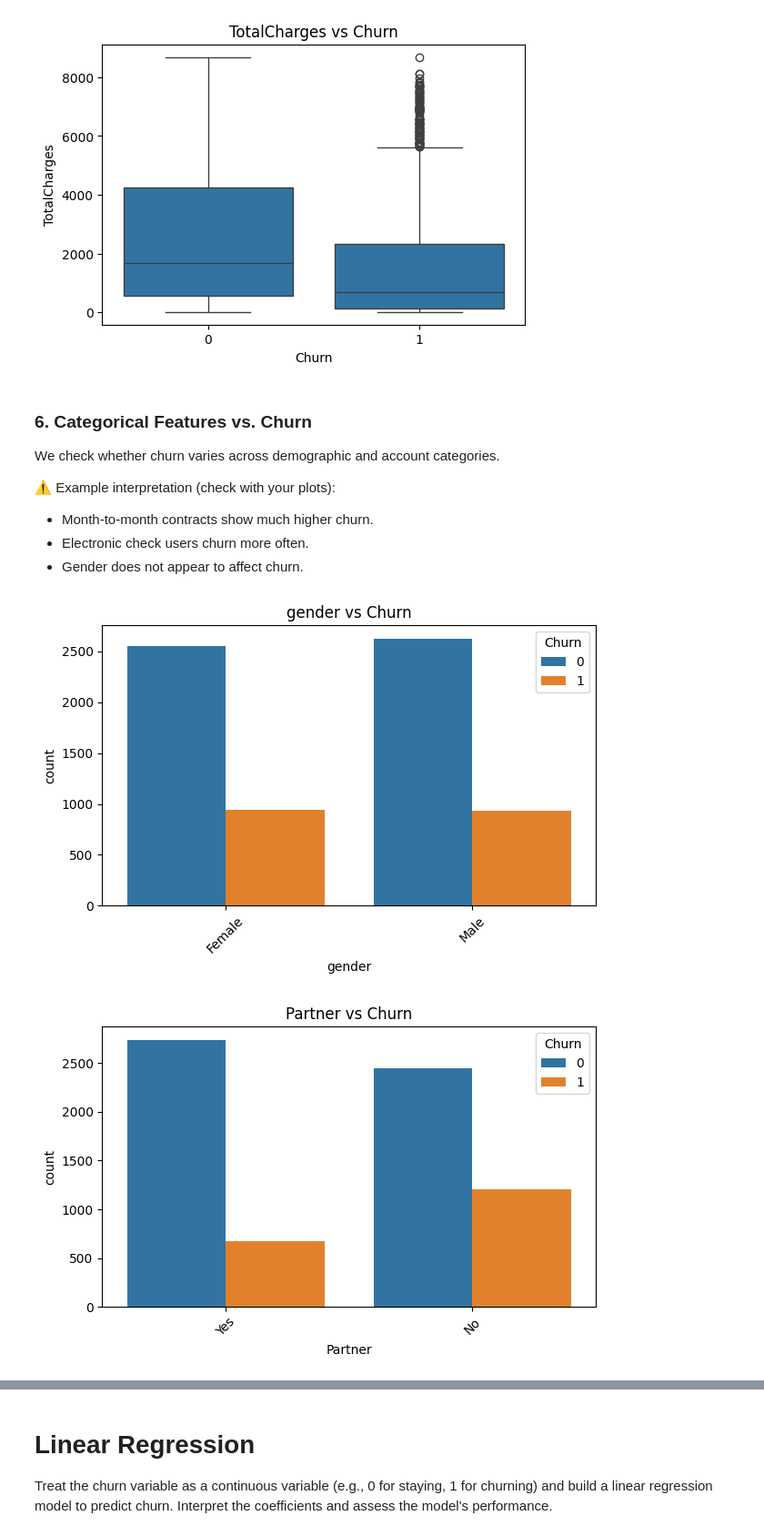
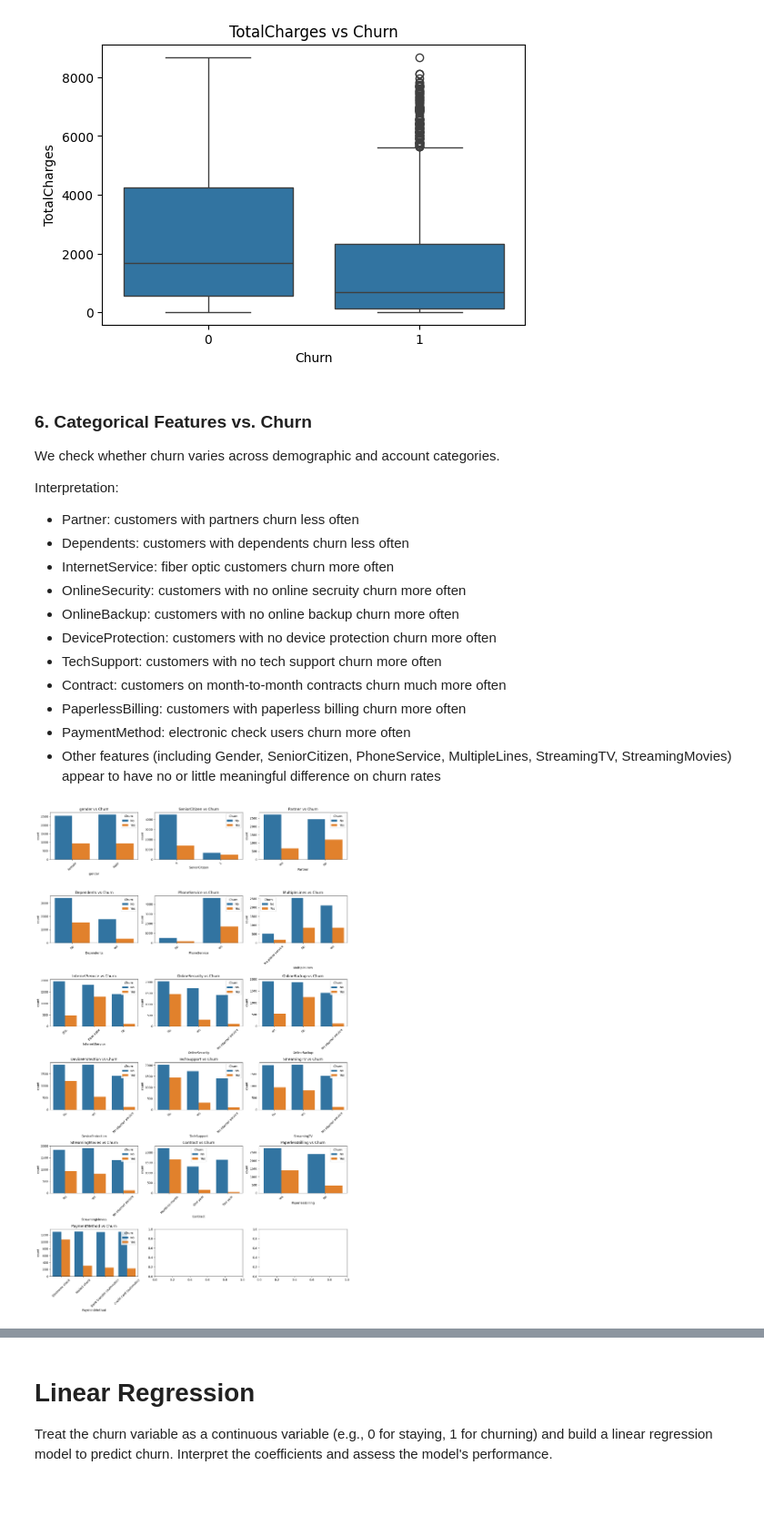
Before and after one commit to catebarry/xai-assignments, a Jupyter notebook: assignments/assignment-1.ipynb, the cells around one changed output, grey strips where cells are left out. Shown at 91% size. Drawn from its saved outputs; the diff is of its cells as text; code cells hidden in the pictures; blank space fills up the shorter version.

```diff
--- a/assignments/assignment-1.ipynb
+++ b/assignments/assignment-1.ipynb
@@ -180,26 +199,41 @@ for col in num_features:
 [figure]
 [figure]
 [figure]
-# %% [markdown]
-### 6. Categorical Features vs. Churn
-
-We check whether churn varies across demographic and account categories.
-
-⚠️ Example interpretation (check with your plots):
-- Month-to-month contracts show much higher churn.
-- Electronic check users churn more often.
-- Gender does not appear to affect churn.
+# %% [markdown]
+### 6. Categorical Features vs. Churn
+
+We check whether churn varies across demographic and account categories.
+
+Interpretation:
+- Partner: customers with partners churn less often
+- Dependents: customers with dependents churn less often
+- InternetService: fiber optic customers churn more often
+- OnlineSecurity: customers with no online secruity churn more often
+- OnlineBackup: customers with no online backup churn more often
+- DeviceProtection: customers with no device protection churn more often
+- TechSupport: customers with no tech support churn more often
+- Contract: customers on month-to-month contracts churn much more often
+- PaperlessBilling: customers with paperless billing churn more often
+- PaymentMethod: electronic check users churn more often
+- Other features (including Gender, SeniorCitizen, PhoneService, MultipleLines, StreamingTV, StreamingMovies) appear to have no or little meaningful difference on churn rates
 # %%
-# churn vs categorical features
-cat_features = ['gender','Partner','Dependents','PhoneService','MultipleLines',
-                'InternetService','Contract','PaymentMethod']
+cat_features = ['gender','SeniorCitizen','Partner','Dependents','PhoneService',
+                'MultipleLines','InternetService','OnlineSecurity','OnlineBackup',
+                'DeviceProtection','TechSupport','StreamingTV','StreamingMovies',
+                'Contract','PaperlessBilling','PaymentMethod']
 
-for col in cat_features:
-    plt.figure(figsize=(7,4))
-    sns.countplot(x=col, hue='Churn', data=df)
-    plt.title(f"{col} vs Churn")
-    plt.xticks(rotation=45)
-    plt.show()
+# set up grid
+n = len(cat_features)
+rows = math.ceil(n/3)
+fig, axes = plt.subplots(rows, 3, figsize=(15, 4*rows))
+
+for i, col in enumerate(cat_features):
+    r, c = divmod(i, 3)
+    sns.countplot(x=col, hue='Churn', data=df, ax=axes[r][c])
+    axes[r][c].set_title(f"{col} vs Churn")
+    axes[r][c].tick_params(axis='x', rotation=45)
+
+plt.tight_layout()
+plt.show()
 # %% [output]
-[figure, old version]
+[figure, new version]
-[figure, removed]
```
Also changed, not shown: parts of 15 cells of this notebook.
